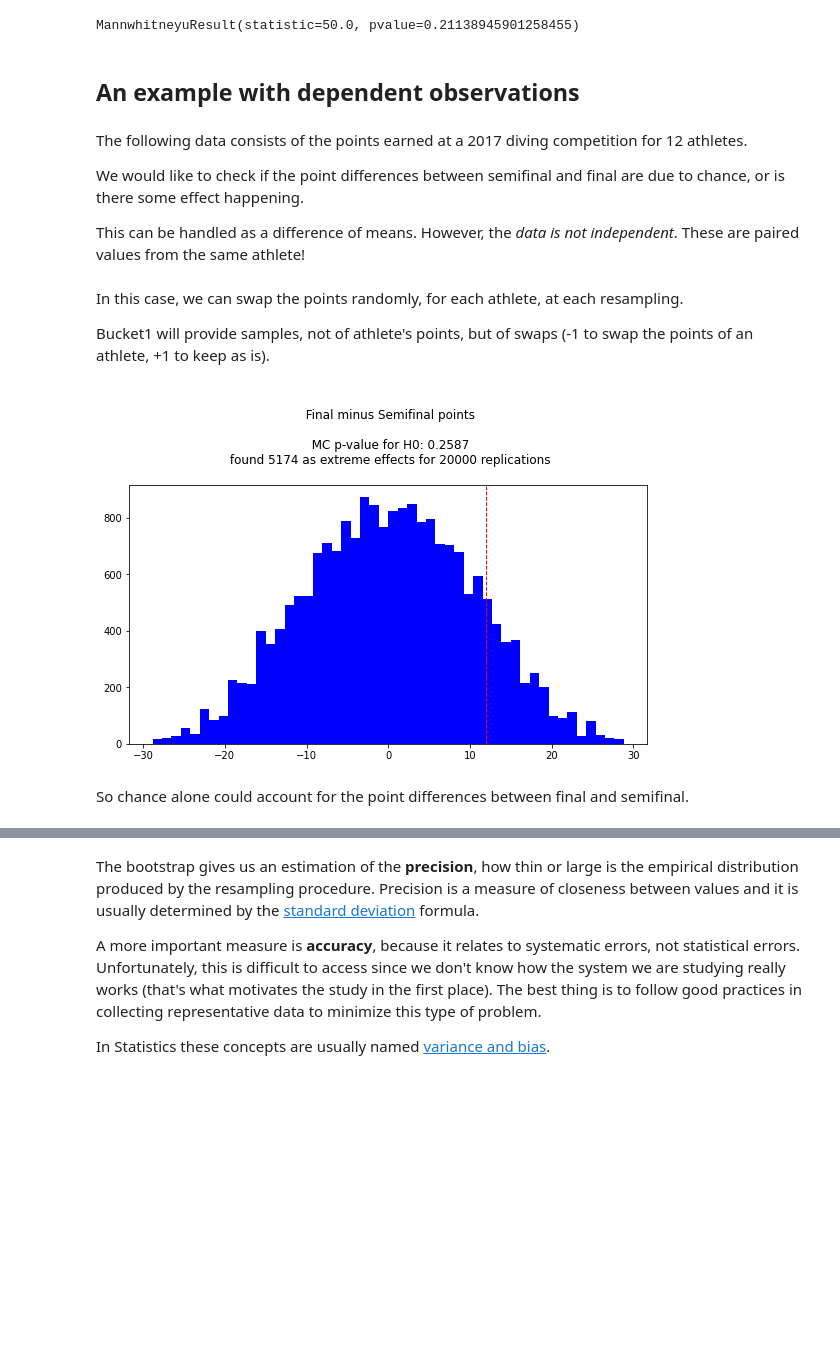
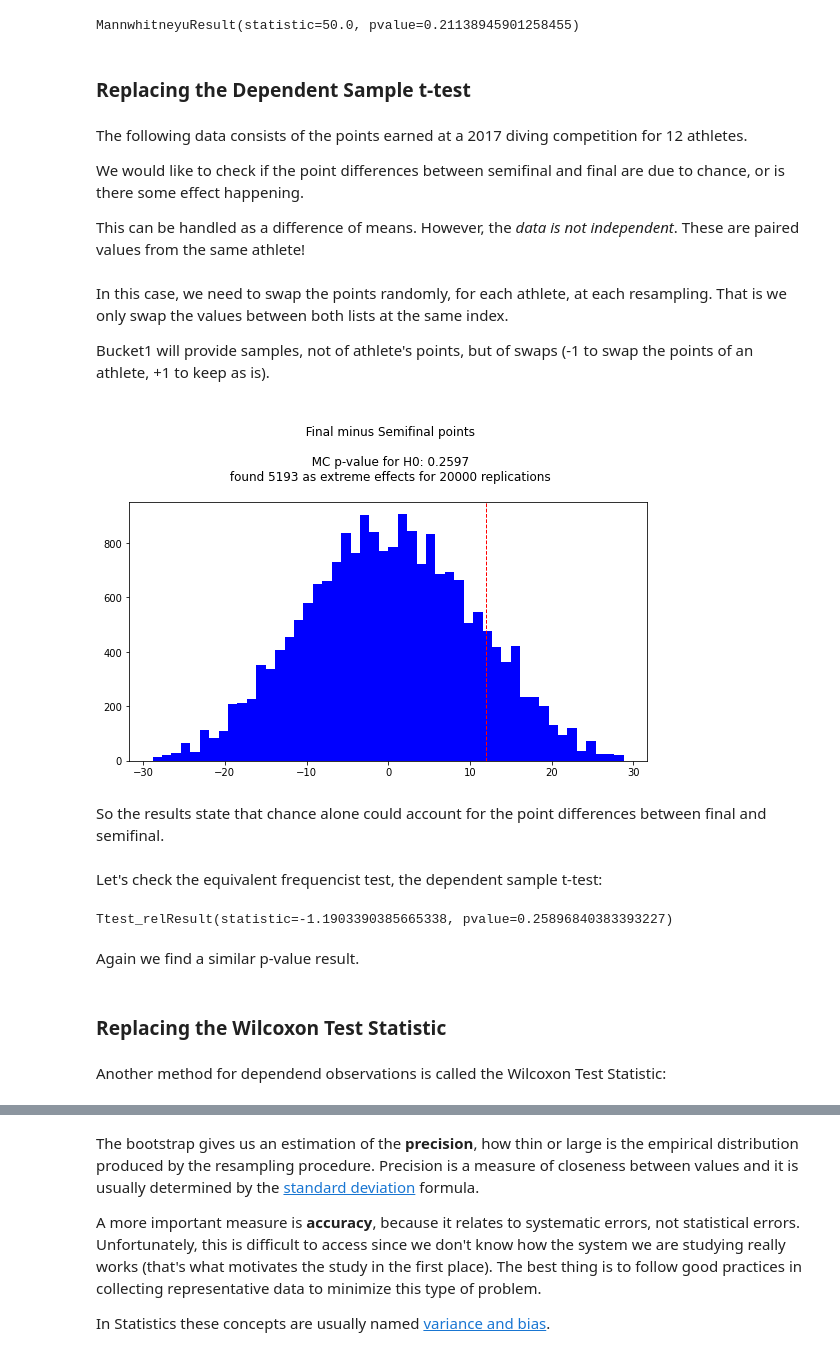
Before and after one commit to jpneto/topicsInPython, a Jupyter notebook: notebooks/Resampling.ipynb, the cells around one changed output, grey strips where cells are left out. Saved outputs shown, nothing was run; the diff lists cells and outputs as text; code cells hidden in the pictures; blank space fills up the shorter version.

```diff
--- a/notebooks/Resampling.ipynb
+++ b/notebooks/Resampling.ipynb
@@ -430,8 +427,8 @@ Comparing with the standard statistical test:
 ss.mannwhitneyu(group1, group2, alternative='two-sided')
 # %% [output]
 MannwhitneyuResult(statistic=50.0, pvalue=0.21138945901258455)
-# %% [markdown]
-## An example with dependent observations
+# %% [markdown]
+### Replacing the Dependent Sample t-test
 # %% [markdown]
 The following data consists of the points earned at a 2017 diving competition for 12 athletes.
 
@@ -444,19 +443,31 @@ final     = np.array([397.50, 396.00, 391.95, 385.55, 370.20, 360.00, 357.85, 33
 # %% [markdown]
-In this case, we can swap the points randomly, for each athlete, at each resampling.
+In this case, we need to swap the points randomly, for each athlete, at each resampling. That is we only swap the values between both lists at the same index.
 
 Bucket1 will provide samples, not of athlete's points, but of swaps (-1 to swap the points of an athlete, +1 to keep as is).
 # %%
 def diffMeansMatched(swaps):
   return np.mean((final - semifinal) * swaps)
 
-bucket1 = makeBucket1([-1,1], True)  # generate random +1s/-1s
+bucket1 = makeBucket1([-1,1], True)  # generate random list of +1s/-1s
 bucket2 = makeBucket2(bucket1, len(final), diffMeansMatched)
 
 results = bucket2(20000)
 
-observedEffect = np.mean((final - semifinal))
+observedEffect = np.mean(final - semifinal)
 present_results(results, observedEffect, "Final minus Semifinal points")
 # %% [output]
-[figure, old version]
+[figure, new version]
 # %% [markdown]
-So chance alone could account for the point differences between final and semifinal.
+So the results state that chance alone could account for the point differences between final and semifinal.
+# %% [markdown]
+Let's check the equivalent frequencist test, the dependent sample t-test:
+# %%
+ss.ttest_rel(semifinal, final)
+# %% [output]
+Ttest_relResult(statistic=-1.1903390385665338, pvalue=0.25896840383393227)
+# %% [markdown]
+Again we find a similar p-value result.
+# %% [markdown]
+### Replacing the Wilcoxon Test Statistic
+# %% [markdown]
+Another method for dependend observations is called the Wilcoxon Test Statistic:
```
Also changed, not shown: parts of 56 cells of this notebook.
